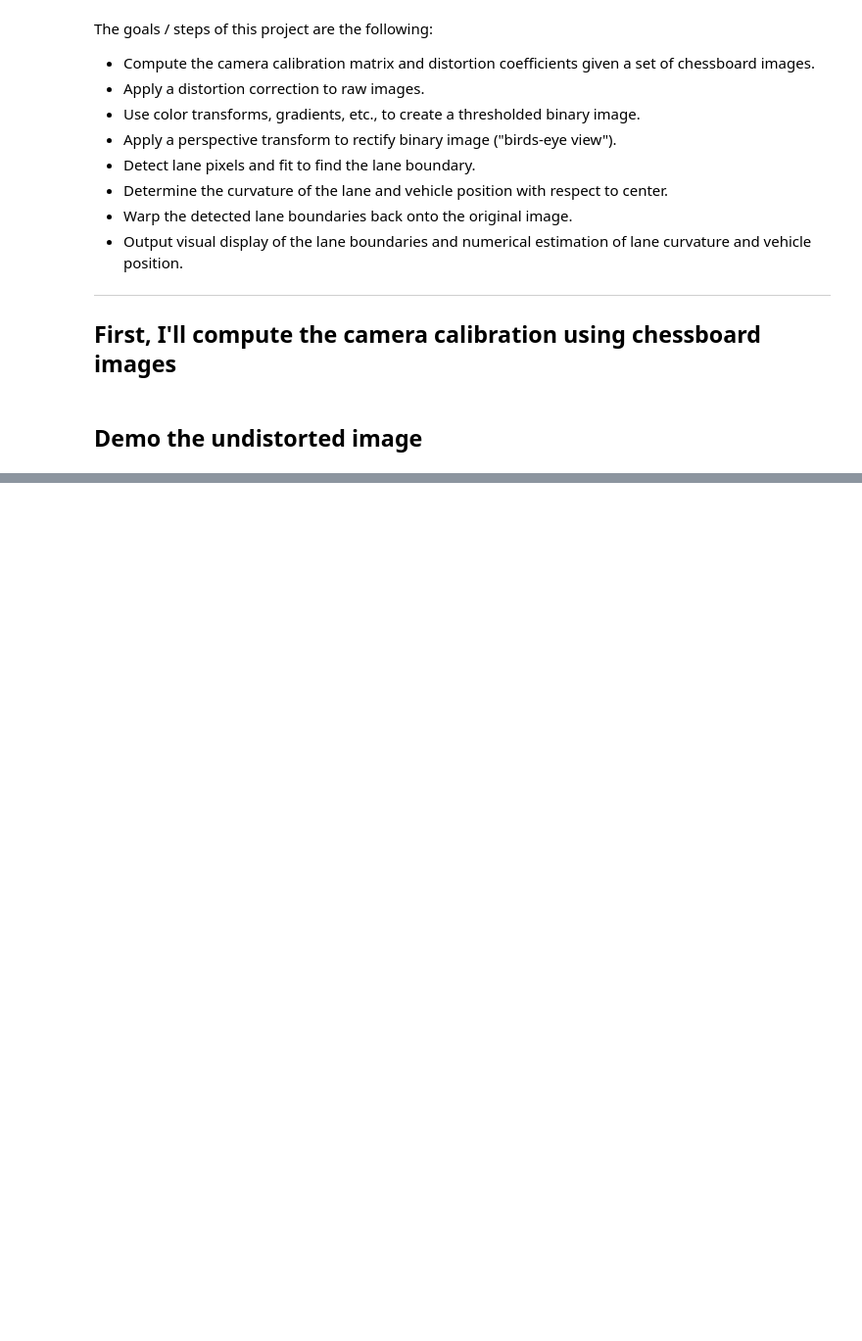
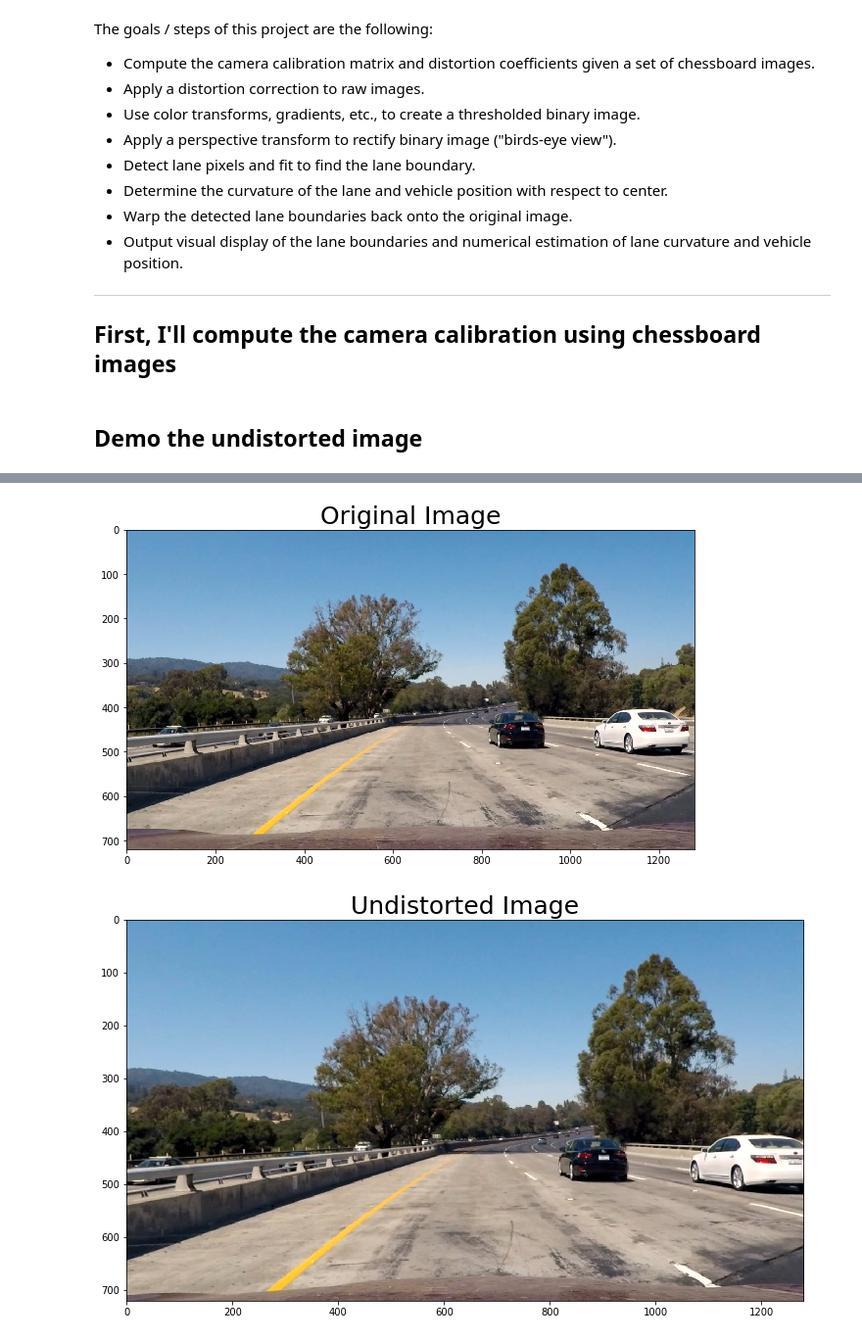
Before and after one commit to patricksu/CarND-Advanced-Lane-Lines, a Jupyter notebook: examples/example.ipynb, the cells around one changed output, grey strips where cells are left out. Shown at 98% size. Drawn from its saved outputs; the diff is of its cells as text; code cells hidden in the pictures; blank space fills up the shorter version.

```diff
--- a/examples/example.ipynb
+++ b/examples/example.ipynb
@@ -70,0 +71,16 @@ plt.savefig('undistortion_demo.png')
+# %%
+test_img = '../test_images/test1.jpg'
+undistort_src = mpimg.imread(test_img)
+undistort_dst = cv2.undistort(undistort_src, cameraMatrix, distCoeffs, None, cameraMatrix)
+f, ax = plt.subplots(1, 1, figsize = (12, 6))
+ax.imshow(undistort_src)
+ax.set_title('Original Image', fontsize=25)
+
+f, ax = plt.subplots(1, 1, figsize = (12, 6))
+ax.imshow(undistort_dst)
+ax.set_title('Undistorted Image', fontsize=25)
+plt.subplots_adjust(left=0., right=1, top=0.9, bottom=0.)
+plt.savefig('undistortion_test1_peng.png')
+# %% [output]
+[figure, added]
+[figure, added]
```
Also changed, not shown: parts of 1 cell of this notebook, 1 other file.
